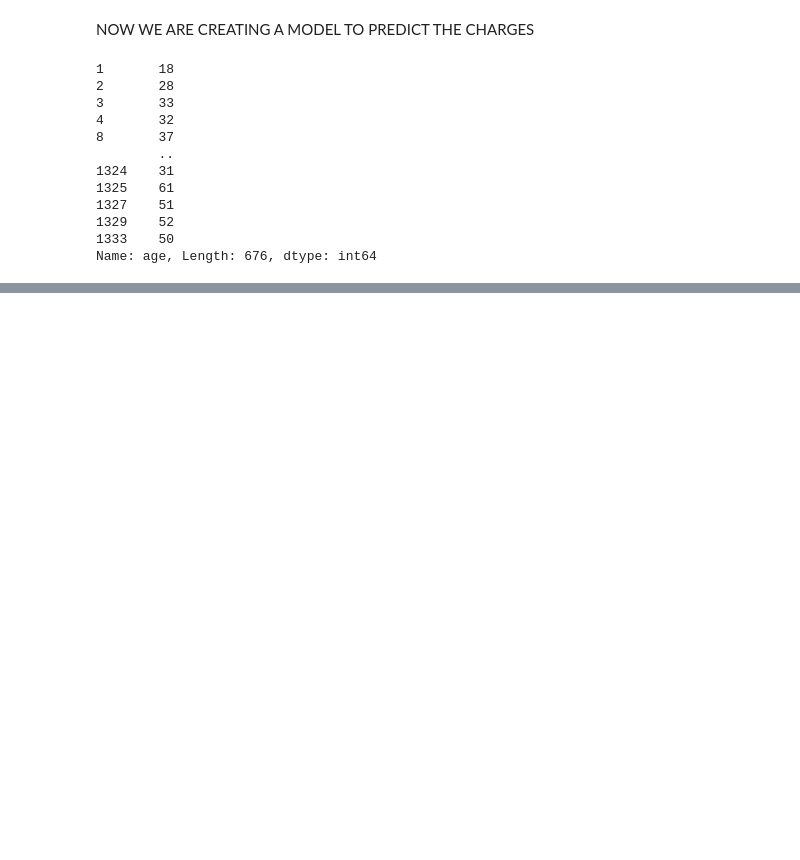
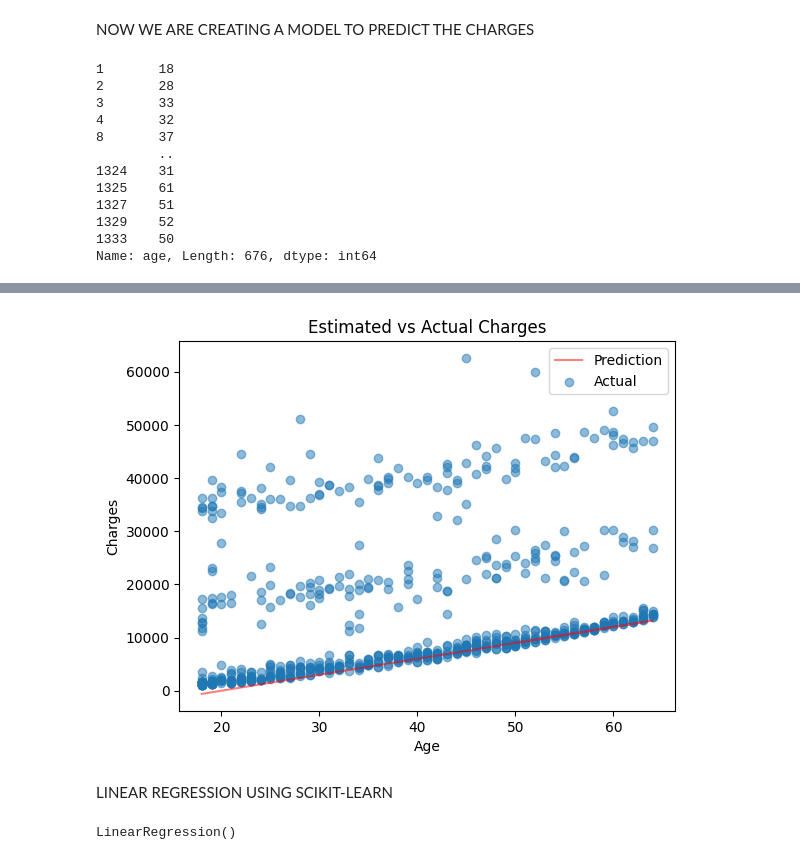
Before and after one commit to toRK25/scikit2, a Jupyter notebook: REAL.IPYNB, the cells around one changed output, grey strips where cells are left out. Cells and saved outputs as stored; diff of their text form; code cells hidden in the pictures; blank space fills up the shorter version.

```diff
--- a/REAL.IPYNB
+++ b/REAL.IPYNB
@@ -120,0 +181,19 @@ estimated_charge=estimate_charge(ages,m,b)
+# %%
+def try_parameters(m,b):
+    ages = no_female.age
+    target = no_female.charges
+
+    predictions = estimate_charge(ages,m,b)
+
+    plt.plot(ages,predictions,color='red',alpha = 0.5)
+    plt.scatter(ages,target,alpha=0.5)
+    plt.title('Estimated vs Actual Charges')
+    plt.xlabel('Age')
+    plt.ylabel('Charges')
+    plt.legend(['Prediction' , 'Actual'])
+
+    loss = rmse(target, predictions)
+    print('RMSE Loss :', loss)
+# %%
+try_parameters(300,-6000)
+# %% [output]
@@ -120,0 +201,3 @@ estimated_charge=estimate_charge(ages,m,b)
+[figure, added]
+# %% [markdown]
+LINEAR REGRESSION USING SCIKIT-LEARN
@@ -120,0 +210,4 @@ estimated_charge=estimate_charge(ages,m,b)
+# %%
+model.fit(inputs , targets )
+# %% [output]
+LinearRegression()
```
Also changed, not shown: parts of 20 cells of this notebook.
